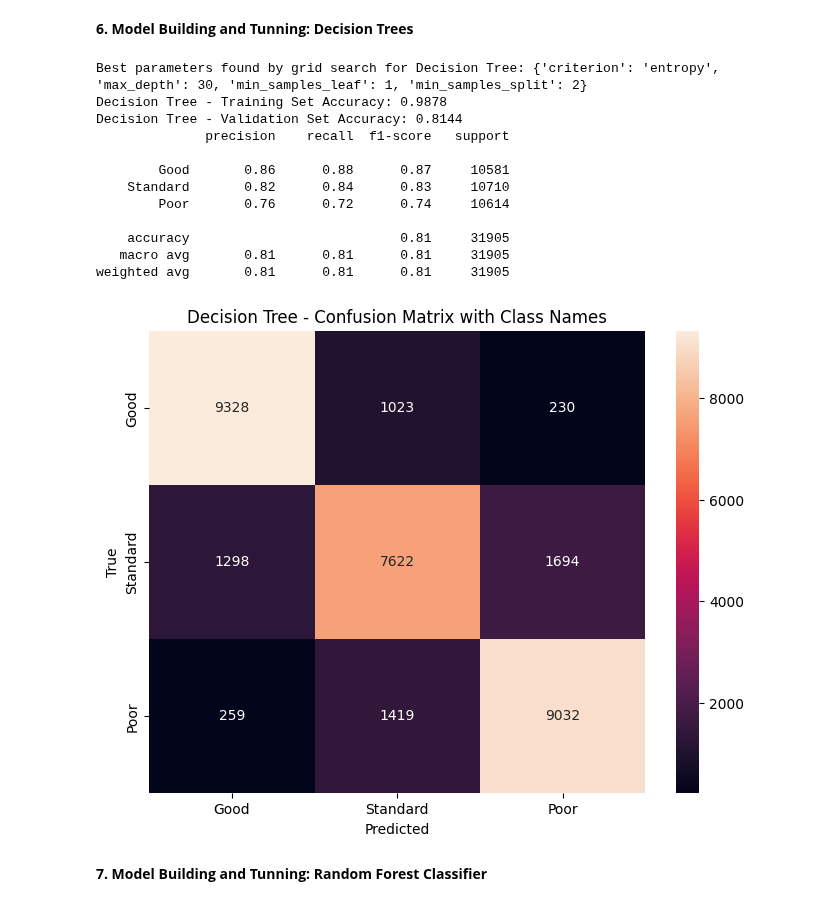
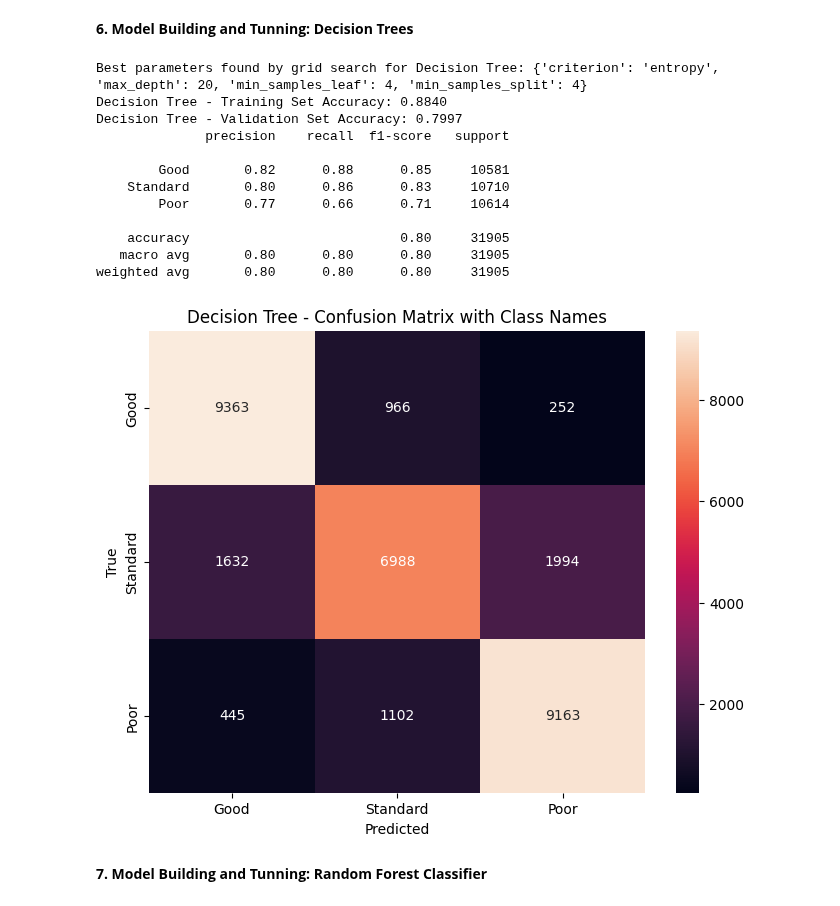
Before and after one commit to astronaut505/Credit-or-crisis, a Jupyter notebook: CreditScoreClassification2.ipynb, the cells around one changed output. Drawn from its saved outputs; the diff is of its cells as text; code cells hidden in the pictures.

Commit message:
overfitting reduced, Decision Tree model completed

```diff
--- a/CreditScoreClassification2.ipynb
+++ b/CreditScoreClassification2.ipynb
@@ -900,13 +900,13 @@ import seaborn as sns
 # Define the parameter grid
 param_grid_dt = {
     'criterion': ['gini', 'entropy'],
-    'max_depth': [None, 10, 20, 30, 40, 50],
-    'min_samples_split': [2, 4, 6],
-    'min_samples_leaf': [1, 2, 3]
+    'max_depth': [10, 15, 20],  #<--- depth reduced to avoid overfitting (see previous commit for metrics)
+    'min_samples_split': [4, 10, 20],  #<--- same
+    'min_samples_leaf': [4, 6, 8]  #<--- same
 }
 
 # Create a Decision Tree classifier
-decision_tree = DecisionTreeClassifier(random_state=42)
+decision_tree = DecisionTreeClassifier(random_state=777)
 
 # Grid search
 grid_search_dt = GridSearchCV(decision_tree, param_grid_dt, cv=3, scoring='accuracy', n_jobs=-1)
@@ -925,43 +925,45 @@ y_pred_train_dt = best_model_dt.predict(X_train[selected_features])
 
 # Predict on the validation set
 y_pred_dt = best_model_dt.predict(X_valid[selected_features])
 
 # Unique class names in the target variable
 class_names = y.unique()
 
 # Training set accuracy
 train_accuracy_dt = accuracy_score(y_train, y_pred_train_dt)
 print(f"Decision Tree - Training Set Accuracy: {train_accuracy_dt:.4f}")
 
 # Validation set accuracy
 valid_accuracy_dt = accuracy_score(y_valid, y_pred_dt)
 print(f"Decision Tree - Validation Set Accuracy: {valid_accuracy_dt:.4f}")
 
 # Classification report
 print(classification_report(y_valid, y_pred_dt, target_names=class_names))
 
 # Confusion matrix
 conf_matrix_dt = confusion_matrix(y_valid, y_pred_dt, labels=class_names)
 plt.figure(figsize=(8,6))
 sns.heatmap(conf_matrix_dt, annot=True, fmt="d", xticklabels=class_names, yticklabels=class_names)
 plt.xlabel('Predicted')
 plt.ylabel('True')
 plt.title('Decision Tree - Confusion Matrix with Class Names')
 plt.show()
+
+# we can see that model is slightly overfitting. I will not try to fix it, because it is not that bad.
 # %% [output]
-Best parameters found by grid search for Decision Tree: {'criterion': 'entropy', 'max_depth': 30, 'min_samples_leaf': 1, 'min_samples_split': 2}
-Decision Tree - Training Set Accuracy: 0.9878
-Decision Tree - Validation Set Accuracy: 0.8144
+Best parameters found by grid search for Decision Tree: {'criterion': 'entropy', 'max_depth': 20, 'min_samples_leaf': 4, 'min_samples_split': 4}
+Decision Tree - Training Set Accuracy: 0.8840
+Decision Tree - Validation Set Accuracy: 0.7997
               precision    recall  f1-score   support
 
-        Good       0.86      0.88      0.87     10581
-    Standard       0.82      0.84      0.83     10710
-        Poor       0.76      0.72      0.74     10614
+        Good       0.82      0.88      0.85     10581
+    Standard       0.80      0.86      0.83     10710
+        Poor       0.77      0.66      0.71     10614
 
-    accuracy                           0.81     31905
-   macro avg       0.81      0.81      0.81     31905
-weighted avg       0.81      0.81      0.81     31905
+    accuracy                           0.80     31905
+   macro avg       0.80      0.80      0.80     31905
+weighted avg       0.80      0.80      0.80     31905
-[figure, old version]
+[figure, new version]
 # %% [markdown]
 **7. Model Building and Tunning: Random Forest Classifier**
 # %%
```
Also changed, not shown: parts of 1 cell of this notebook.
